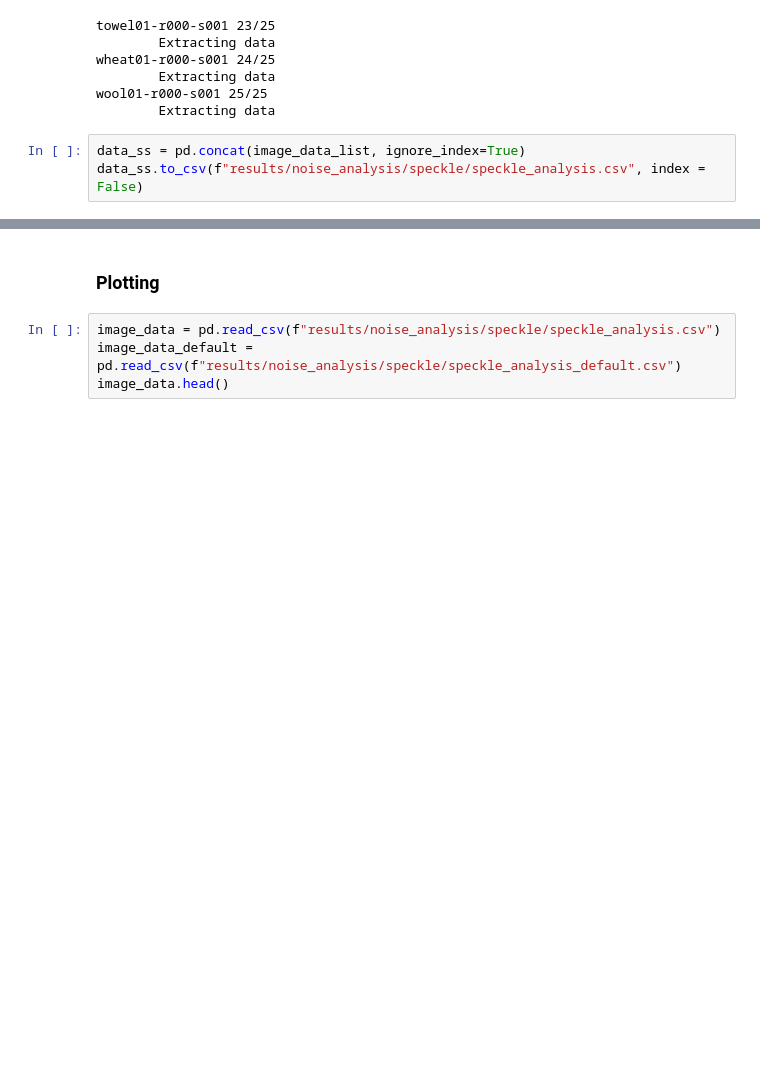
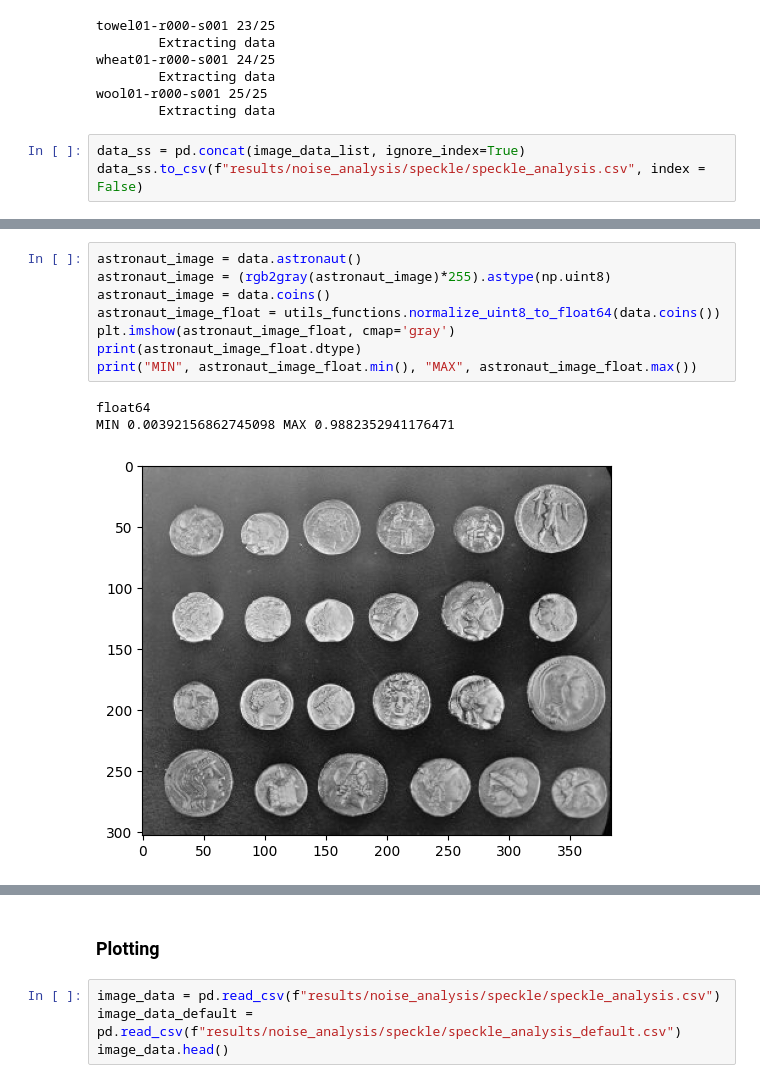
Before and after one commit to alvaroalbuquerque/SCS_plane_study, a Jupyter notebook: noise_analysis_poisson.ipynb, the cells around one changed output, grey strips where cells are left out. Saved outputs shown, nothing was run; the diff lists cells and outputs as text; blank space fills up the shorter version.

```diff
--- a/noise_analysis_poisson.ipynb
+++ b/noise_analysis_poisson.ipynb
@@ -206,0 +294,12 @@ data_ss.to_csv(f"results/noise_analysis/speckle/speckle_analysis.csv", index = F
+# %%
+astronaut_image = data.astronaut()
+astronaut_image = (rgb2gray(astronaut_image)*255).astype(np.uint8)
+astronaut_image = data.coins()
+astronaut_image_float = utils_functions.normalize_uint8_to_float64(data.coins())
+plt.imshow(astronaut_image_float, cmap='gray')
+print(astronaut_image_float.dtype)
+print("MIN", astronaut_image_float.min(), "MAX", astronaut_image_float.max())
+# %% [output]
+float64
+MIN 0.00392156862745098 MAX 0.9882352941176471
+[figure, added]
```
Also changed, not shown: parts of 16 cells of this notebook, 1 other file.
